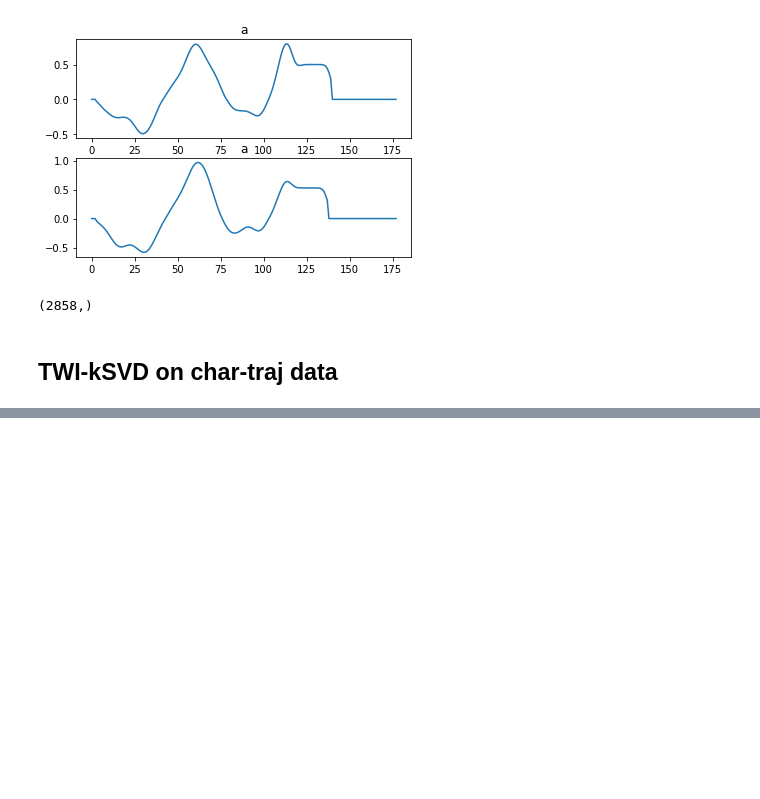
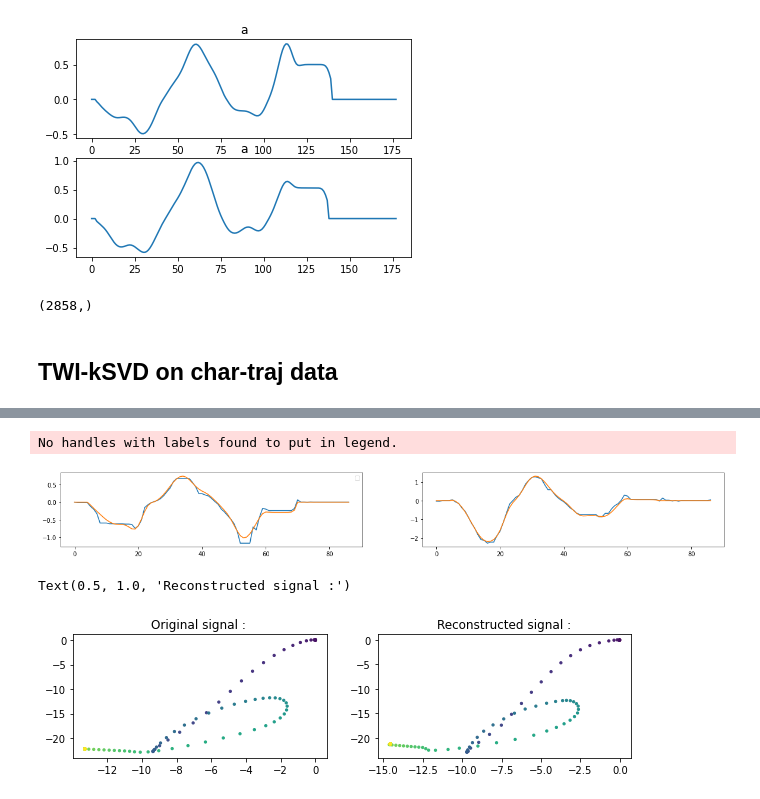
Before and after one commit to paplessix/TWI-kSVD, a Jupyter notebook: use_case/classifier.ipynb, the cells around one changed output, grey strips where cells are left out. Saved outputs shown, nothing was run; the diff lists cells and outputs as text; code cells hidden in the pictures; blank space fills up the shorter version.

```diff
--- a/use_case/classifier.ipynb
+++ b/use_case/classifier.ipynb
@@ -310,3 +297,31 @@ plt.plot(y_test[0][::2])
+# %%
+reconstructed_x_signal = clf.reconstruct_signal(alphas_x, deltas_x, clf.concatenated_x_dico)
+reconstructed_y_signal = clf.reconstruct_signal(alphas_y, deltas_y, clf.concatenated_y_dico)
+
+plt.figure(figsize = (20,5))
+plt.subplot(223)
+plt.plot(reconstructed_x_signal)
+plt.plot(x_signal)
+plt.legend()
+plt.subplot(224)
+plt.plot(reconstructed_y_signal)
+plt.plot(y_signal)
+plt.show()
+plt.figure(figsize = (10,5))
+plt.subplot(2, 2, 1)
+plt.scatter(x_signal.cumsum(), y_signal.cumsum(), c=np.arange(len(x_signal)), s=5)
+plt.title('Original signal : ')
+# plt.axis('off')
+
+plt.subplot(2, 2, 2)
+plt.scatter(reconstructed_x_signal.cumsum(), reconstructed_y_signal.cumsum(), c=np.arange(len(reconstructed_x_signal)), s=5)
+plt.title('Reconstructed signal :')
+# plt.axis('off')
+# %% [output]
+No handles with labels found to put in legend.
+[figure, added]
+Text(0.5, 1.0, 'Reconstructed signal :')
+[figure, added]
 # %%
 plt.figure(figsize = (10,5))
 plt.stem(alphas_x, label = "fit on x_speed")
```
Also changed, not shown: parts of 13 cells of this notebook, 1 other file.
